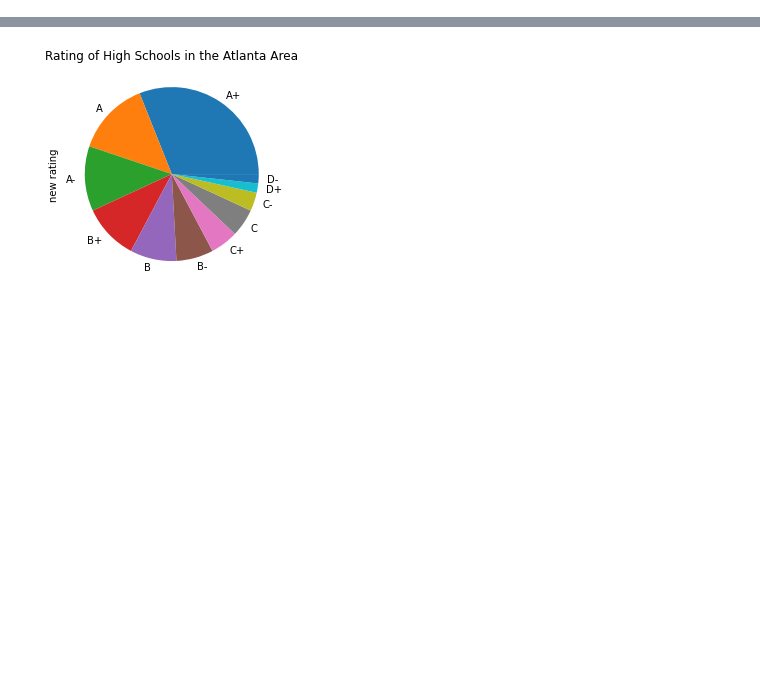
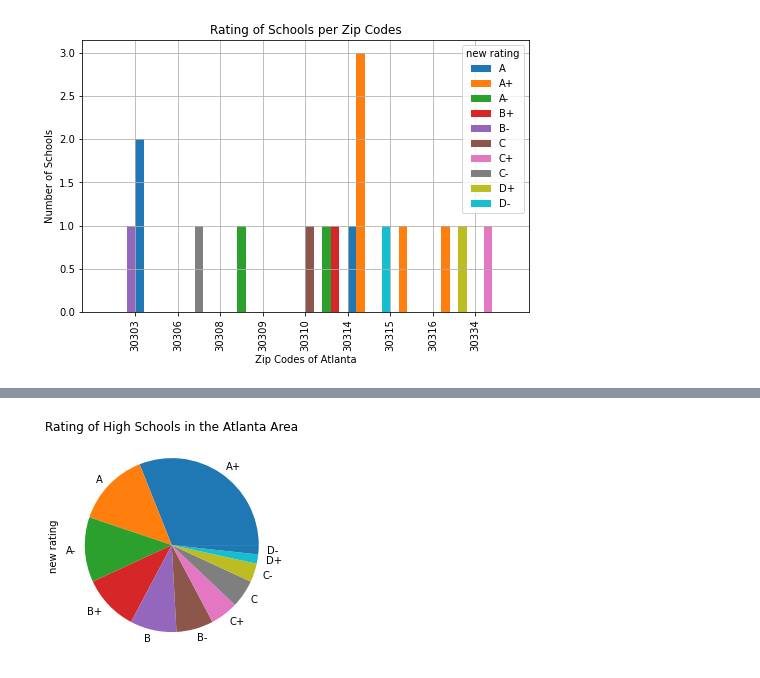
Before and after one commit to KellyPared/GT-Bootcamp-Atlanta_schoolsby_district, a Jupyter notebook: school_graphs-kps.ipynb, the cells around one changed output, grey strips where cells are left out. Cells and saved outputs as stored; diff of their text form; code cells hidden in the pictures; blank space fills up the shorter version.

Commit message:
push more graphs

```diff
--- a/school_graphs-kps.ipynb
+++ b/school_graphs-kps.ipynb
@@ -22,3 +29,10 @@ cleaned_zipcode_df.head()
 # %%
-cleaned_zipcode_df['zip'].describe()
+#cleaned_zipcode_df['zip'].describe()
+cleaned_zipcode_df[~(cleaned_zipcode_df == 0).all(axis=1)]
+cleaned_zipcode_df = cleaned_zipcode_df.loc[~((cleaned_zipcode_df['zip'] == 0))]
+cleaned_zipcode_df = cleaned_zipcode_df.dropna(subset=['new rating'])
+
+#cleaned_zipcode_df = cleaned_zipcode_df.loc[~((cleaned_zipcode_df['new rating'] == None))]
+
+cleaned_zipcode_df.head()
 # %% [output]
@@ -33,0 +45,16 @@ Name: zip, dtype: float64
+# %%
+v_count = cleaned_zipcode_df.groupby(['zip'])['new rating'].value_counts()
+count = cleaned_zipcode_df.groupby(['zip'])['new rating'].count()
+
+labels= ['A+','A','A-','B+','B','B-','C+','C','C-','D+','D-','n/a']
+
+df_plot = (cleaned_zipcode_df.groupby(['zip'])['new rating'].value_counts()).unstack(1).plot(figsize=(8,5), grid=True,kind='bar',width = 2, legend=True)
+plt.title("Rating of Schools per Zip Codes")
+plt.xlabel('Zip Codes of Atlanta')
+plt.ylabel('Number of Schools')
+plt.savefig('output-data/ratings_zip_schools.png')
+#  .droplevel(0,axis=1)
+#  .sort_index(1,ascending=False)
+#  .plot(figsize=(8,5), grid=True,kind='bar',legend=False))
+# %% [output]
+[figure, added]
```
Also changed, not shown: parts of 7 cells of this notebook, 6 other files.
